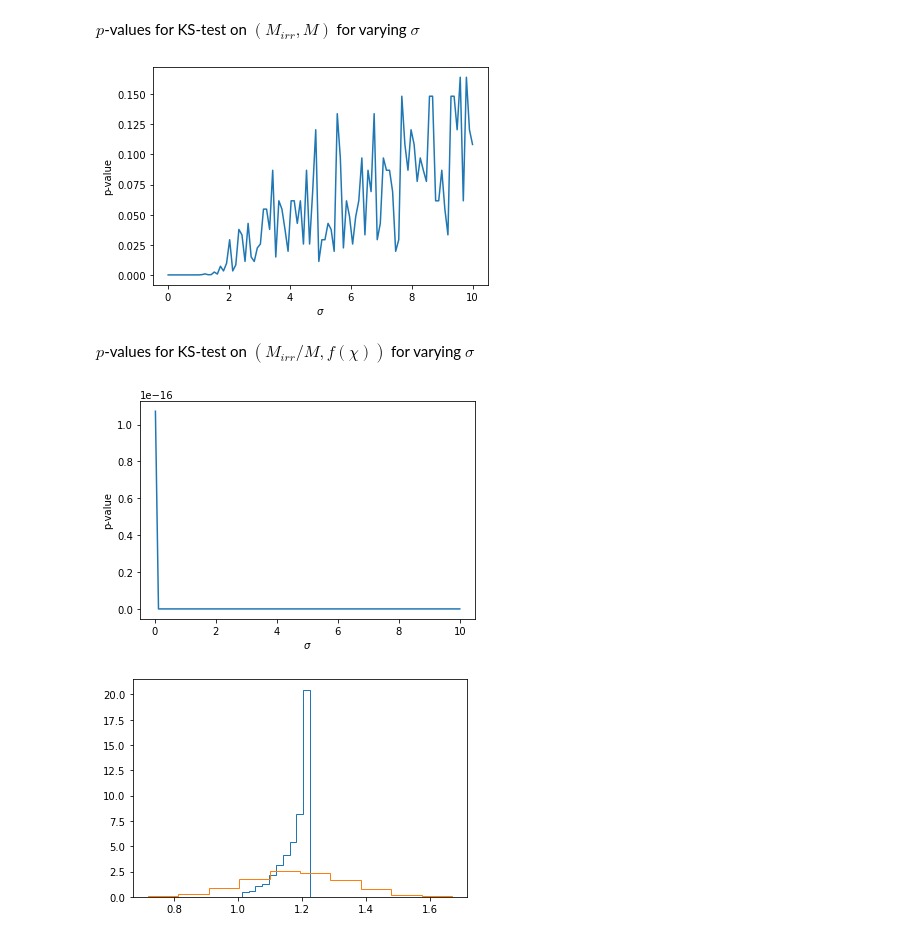
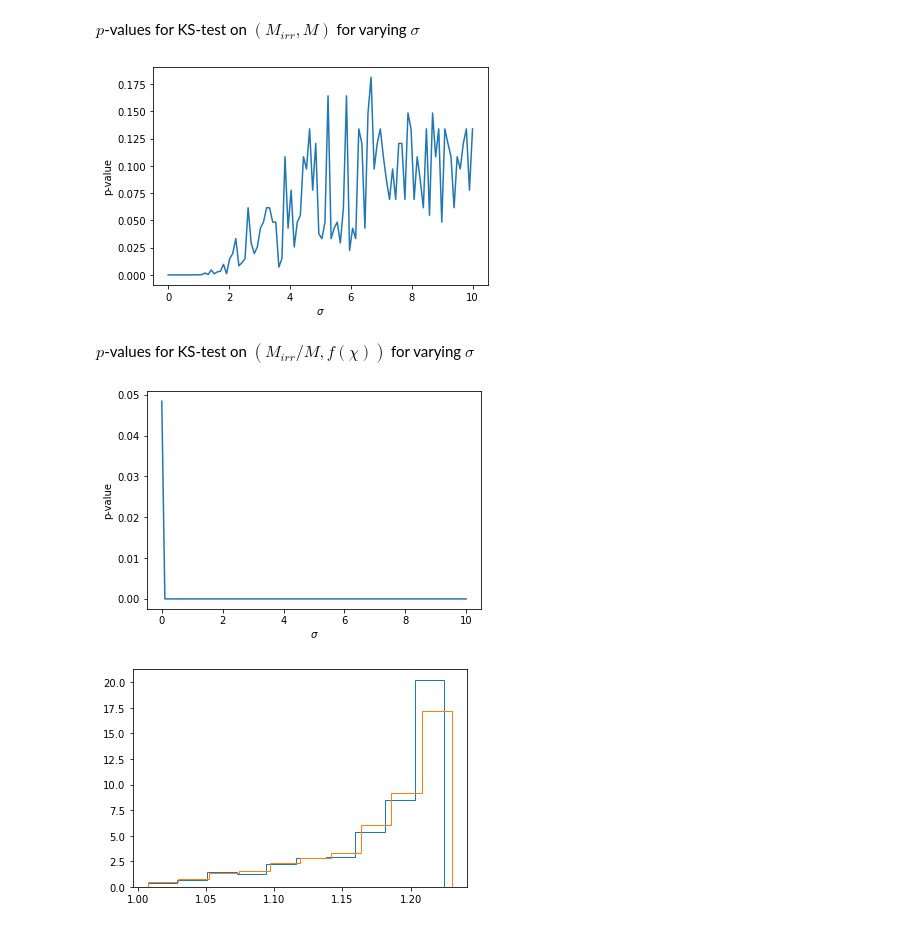
Before and after one commit to SimoneAbeni/astrostatistics_bicocca_2026, a Jupyter notebook: working/Lecture07/The irreducible mass of black holes.ipynb, the cells around one changed output. Drawn from its saved outputs; the diff is of its cells as text; code cells hidden in the pictures.

Commit message:
completed notebook by inserting a smaller minimum value for σ

```diff
--- a/working/Lecture07/The irreducible mass of black holes.ipynb
+++ b/working/Lecture07/The irreducible mass of black holes.ipynb
@@ -17,7 +17,7 @@ where the variables $M,\chi$ are distributed according to $\mathcal N(\mu=1,\sig
 
 # Task 1, 2
 # %%
-mu, sigma_0 = 1, 0.02
+mu, sigma_0 = 1, 0.002
 N = 10**3 #sample size
 # %% [markdown]
 We generate two random samples, one for each variable.
@@ -73,8 +73,8 @@ then between the $M_{irr}$ sample and $M$. To do so, we marginalize the empirica
 ### ($M_{irr},f$)
 # %%
 #fill a (M,N)-array, where M is the number of σs and each row contains an N-size sample of M_irr for a given σ
-M = 100
-sigma = sigma_0 * np.linspace(1, 500, M)
+M, k = 100, 5000 # k is the maximum value for σ
+sigma = sigma_0 * np.linspace(1, k, M)
 Mi_var = np.array([stats.norm.rvs(loc=mu, scale=s, size=N) for s in sigma])
 chi_i_var = np.reshape((np.repeat(chi_i,M)),(M,N))
 # %% [markdown]
@@ -100,7 +100,7 @@ plt.xlabel('$\sigma$')
 plt.ylabel('p-value')
 plt.show()
 # %% [output]
-[figure, old version]
+[figure, new version]
 # %% [markdown]
 $p$-values for KS-test on $(M_{irr}/M,f(\chi))$ for varying $\sigma$
 # %%
@@ -110,10 +110,10 @@ plt.xlabel('$\sigma$')
 plt.ylabel('p-value')
 plt.show()
 # %% [output]
-[figure, old version]
+[figure, new version]
 # %%
-plt.hist(f(points_var[1][:,1]),density=True,histtype='step');
-plt.hist(Mirr_i_var[1],density=True,histtype='step')
+plt.hist(f(points_var[0][:,1]),density=True,histtype='step');
+plt.hist(Mirr_i_var[0],density=True,histtype='step')
 plt.show()
 # %% [output]
-[figure, old version]
+[figure, new version]
```
Also changed, not shown: parts of 2 cells of this notebook.
